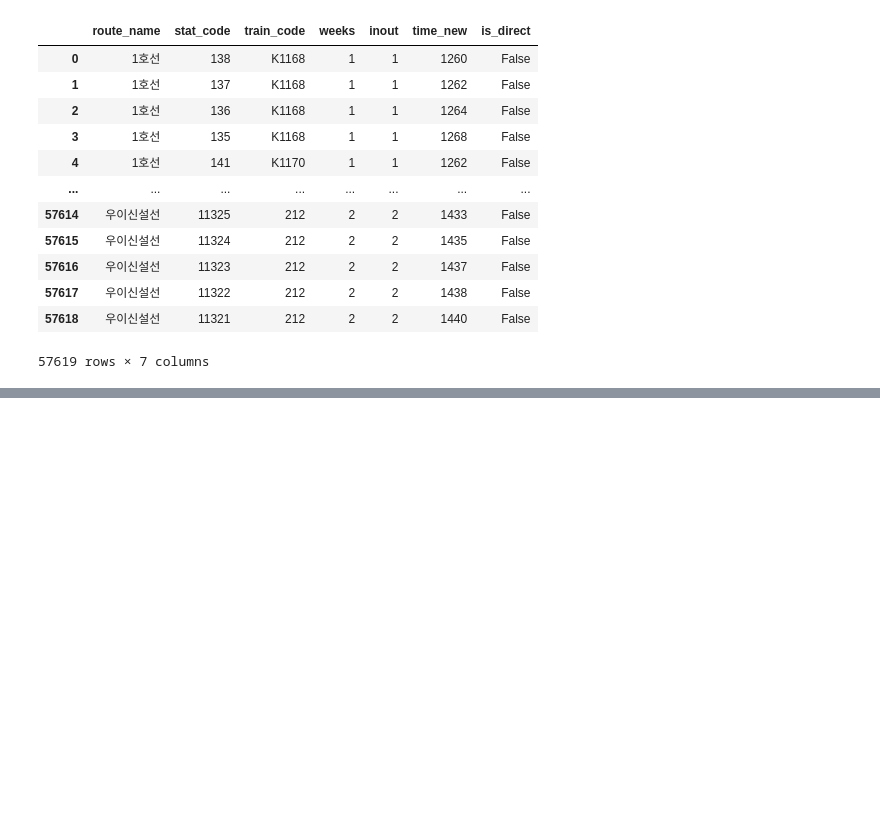
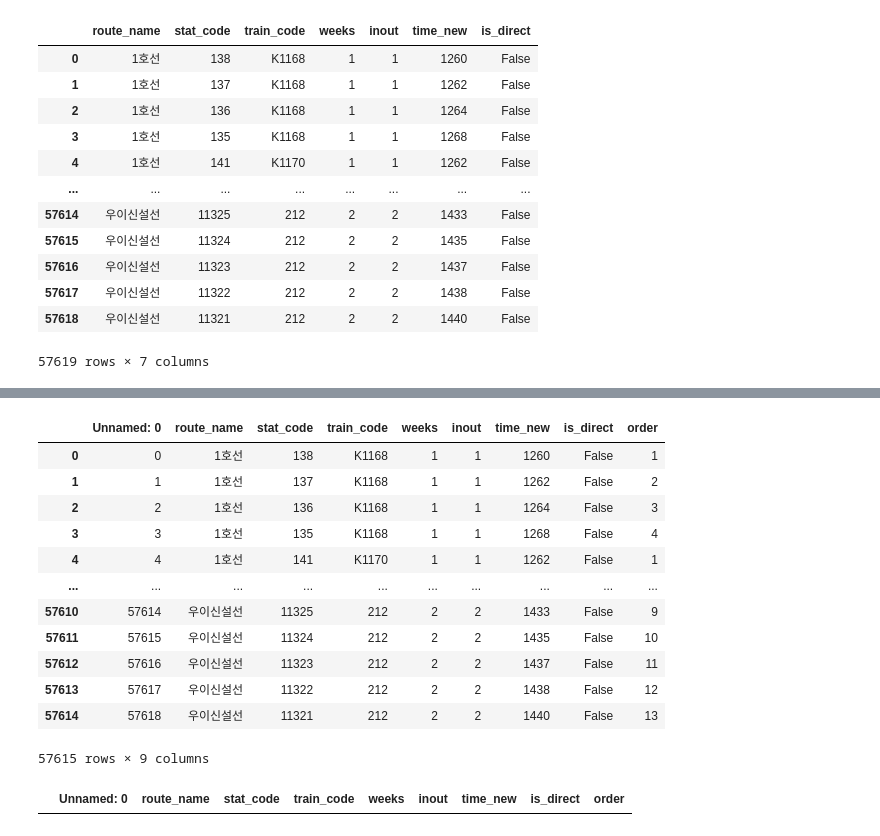
Before and after one commit to 23-1-CauCapstone-Team3/DataPreprocessing, a Jupyter notebook: train/seoul.ipynb, the cells around one changed output, grey strips where cells are left out. Saved outputs shown, nothing was run; the diff lists cells and outputs as text; code cells hidden in the pictures; blank space fills up the shorter version.

Commit message:
[FEAT ADD] 시간표 오류 수정 및 order 정보 추가

```diff
--- a/train/seoul.ipynb
+++ b/train/seoul.ipynb
@@ -429,0 +441,10 @@ timetable.to_csv("../train/timetable/result_total_timetable_withDirect.csv")
+# %%
+result_route = pd.DataFrame(
+    columns=["열차번호", '출발역코드', '도착역코드', "요일", "방향", "급행선", "노선명"])
+
+for i in range(len(timetables)):
+    cols = set(timetables[i].columns) - set(["열차번호", '출발역코드', '도착역코드', "요일", "방향", "급행선"])
+    timetables[i] = timetables[i].drop(columns=list(cols))
+    timetables[i]["노선명"] = filenames[i]
+
+    result_route = pd.concat([result_route, timetables[i]])
@@ -429,0 +488,3 @@ timetable.to_csv("../train/timetable/result_total_timetable_withDirect.csv")
+# %%
+timetable = pd.read_csv("../train/timetable/result_total_timetable_withDirect.csv")
+timetable
@@ -429,0 +505,37 @@ timetable.to_csv("../train/timetable/result_total_timetable_withDirect.csv")
+# %%
+timetable.insert(8, "order", False)
+timetable = timetable.sort_values(by=["route_name", "weeks", "inout", "train_code", "time_new", "stat_code"])
+# %%
+nowCode = "init"
+order = 0
+
+for i in range(len(timetable)):
+    row = timetable.loc[i]
+
+    if row["train_code"] != nowCode:
+        nowCode = row["train_code"]
+        order = 1
+
+    timetable.loc[i, "order"] = order
+    order += 1
+# %%
+timetable
+# %% [output]
+|  | Unnamed: 0 | route_name | stat_code | train_code | weeks | inout | time_new | is_direct | order |
+| 0 | 0 | 1호선 | 138 | K1168 | 1 | 1 | 1260 | False | 1 |
+| 1 | 1 | 1호선 | 137 | K1168 | 1 | 1 | 1262 | False | 2 |
+| 2 | 2 | 1호선 | 136 | K1168 | 1 | 1 | 1264 | False | 3 |
+| 3 | 3 | 1호선 | 135 | K1168 | 1 | 1 | 1268 | False | 4 |
+| 4 | 4 | 1호선 | 141 | K1170 | 1 | 1 | 1262 | False | 1 |
+| ... | ... | ... | ... | ... | ... | ... | ... | ... | ... |
+| 57610 | 57614 | 우이신설선 | 11325 | 212 | 2 | 2 | 1433 | False | 9 |
+| 57611 | 57615 | 우이신설선 | 11324 | 212 | 2 | 2 | 1435 | False | 10 |
+| 57612 | 57616 | 우이신설선 | 11323 | 212 | 2 | 2 | 1437 | False | 11 |
+| 57613 | 57617 | 우이신설선 | 11322 | 212 | 2 | 2 | 1438 | False | 12 |
+| 57614 | 57618 | 우이신설선 | 11321 | 212 | 2 | 2 | 1440 | False | 13 |
+57615 rows × 9 columns
+# %%
+timetable[timetable.duplicated(
+    ["route_name", "train_code", "weeks", "inout", "time_new"], keep=False)]
+# %% [output]
+|  | Unnamed: 0 | route_name | stat_code | train_code | weeks | inout | time_new | is_direct | order |
```
Also changed, not shown: parts of 9 cells of this notebook, 4 other files.
